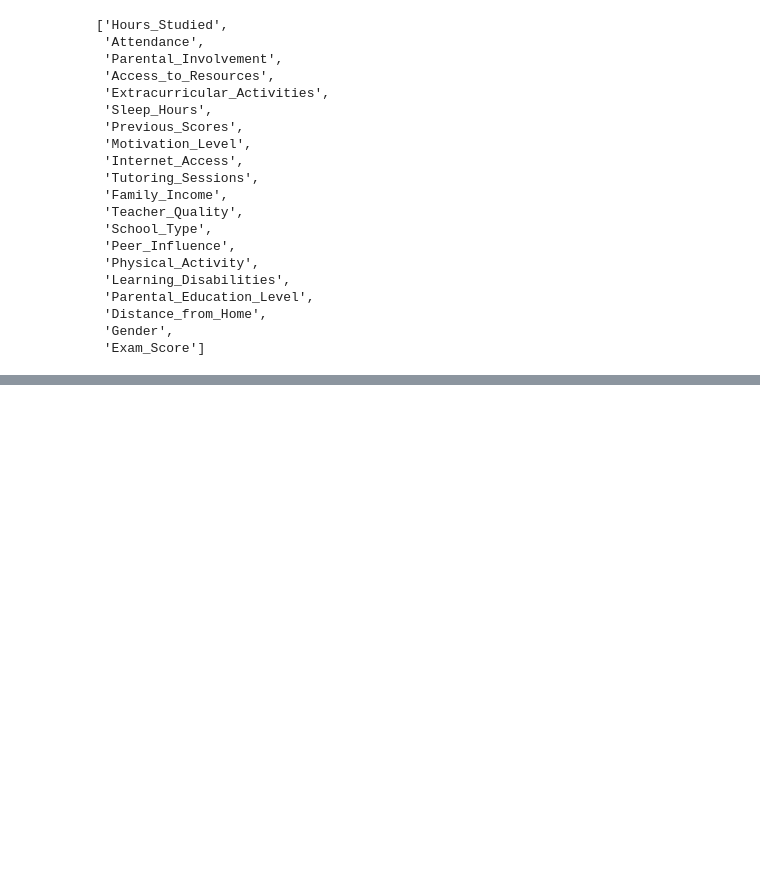
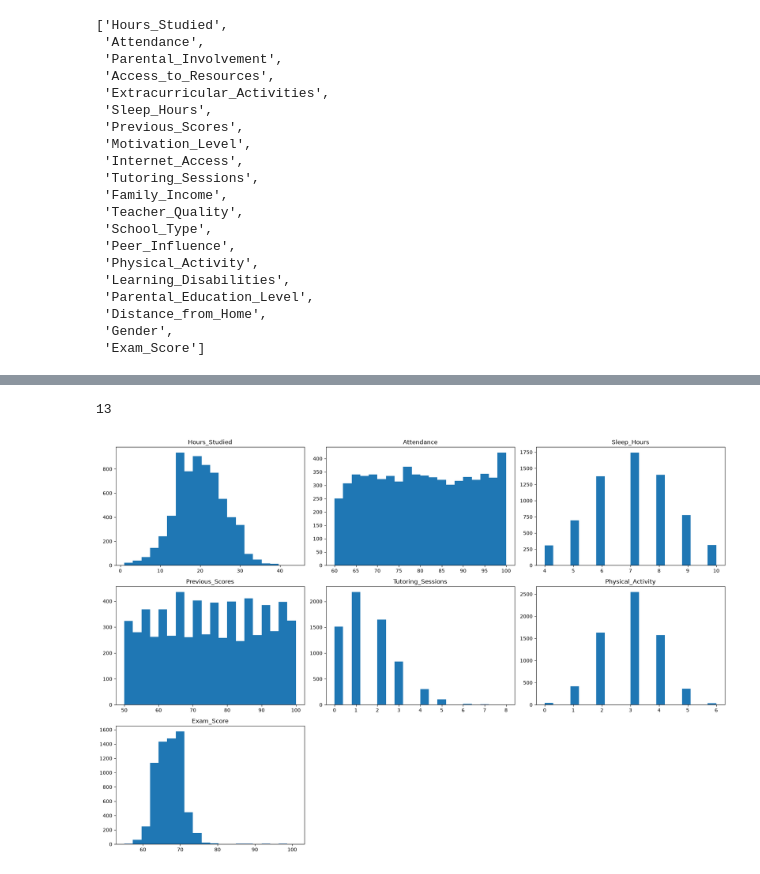
Before and after one commit to Ankushh0027/Machine-Learning-Projects, a Jupyter notebook: 01_Student_Performance_Predictor/notebooks/student_performance.ipynb, the cells around one changed output, grey strips where cells are left out. Saved outputs shown, nothing was run; the diff lists cells and outputs as text; code cells hidden in the pictures; blank space fills up the shorter version.

```diff
--- a/01_Student_Performance_Predictor/notebooks/student_performance.ipynb
+++ b/01_Student_Performance_Predictor/notebooks/student_performance.ipynb
@@ -133,0 +197,12 @@ df.columns.tolist()
+# %%
+len(num_cols)
+len(cat_cols)
+# %% [output]
+13
+# %%
+df.hist(figsize=(18,12),bins=20,grid=False)
+plt.tight_layout()
+
+plt.show()
+# %% [output]
+[figure, added]
```
Also changed, not shown: parts of 13 cells of this notebook.
